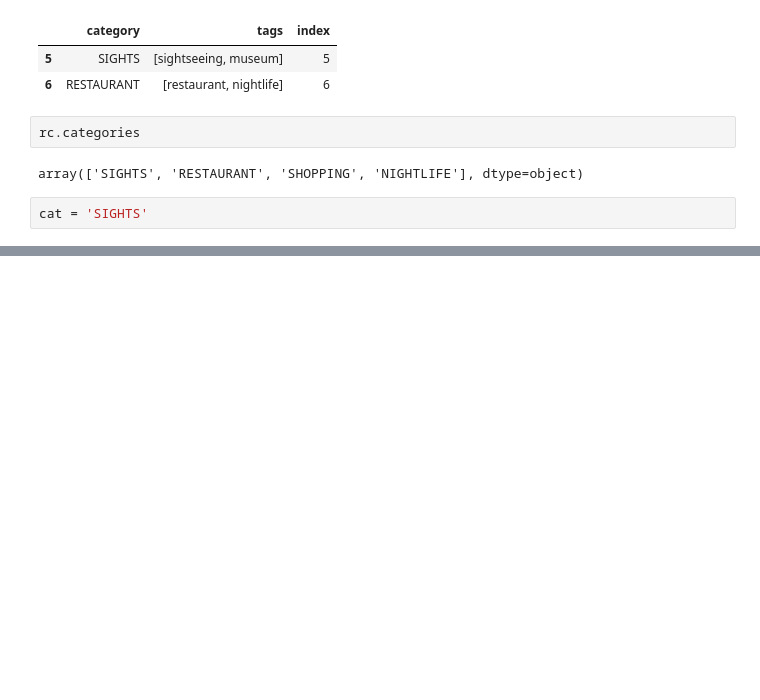
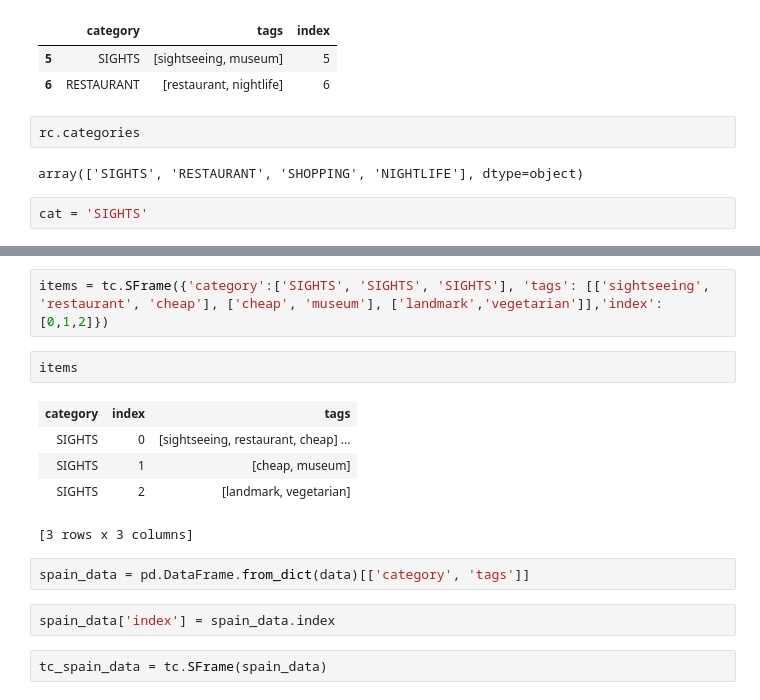
Before and after one commit to dev10110/HackTheJourney_RecommendationSystem, a Jupyter notebook: recommender/RecommenderClient.ipynb, the cells around one changed output, grey strips where cells are left out. Drawn from its saved outputs; the diff is of its cells as text; blank space fills up the shorter version.

```diff
--- a/recommender/RecommenderClient.ipynb
+++ b/recommender/RecommenderClient.ipynb
@@ -140,0 +254,16 @@ assert cat in rc.categories, "category invalid!"
+# %%
+items = tc.SFrame({'category':['SIGHTS', 'SIGHTS', 'SIGHTS'], 'tags': [['sightseeing', 'restaurant', 'cheap'], ['cheap', 'museum'], ['landmark','vegetarian']],'index':[0,1,2]})
+# %%
+items
+# %% [output]
+| category | index | tags |
+| SIGHTS | 0 | [sightseeing, restaurant, cheap] ... |
+| SIGHTS | 1 | [cheap, museum] |
+| SIGHTS | 2 | [landmark, vegetarian] |
+[3 rows x 3 columns]
+# %%
+spain_data = pd.DataFrame.from_dict(data)[['category', 'tags']]
+# %%
+spain_data['index'] = spain_data.index
+# %%
+tc_spain_data = tc.SFrame(spain_data)
```
Also changed, not shown: parts of 14 cells of this notebook, 2 other files.
